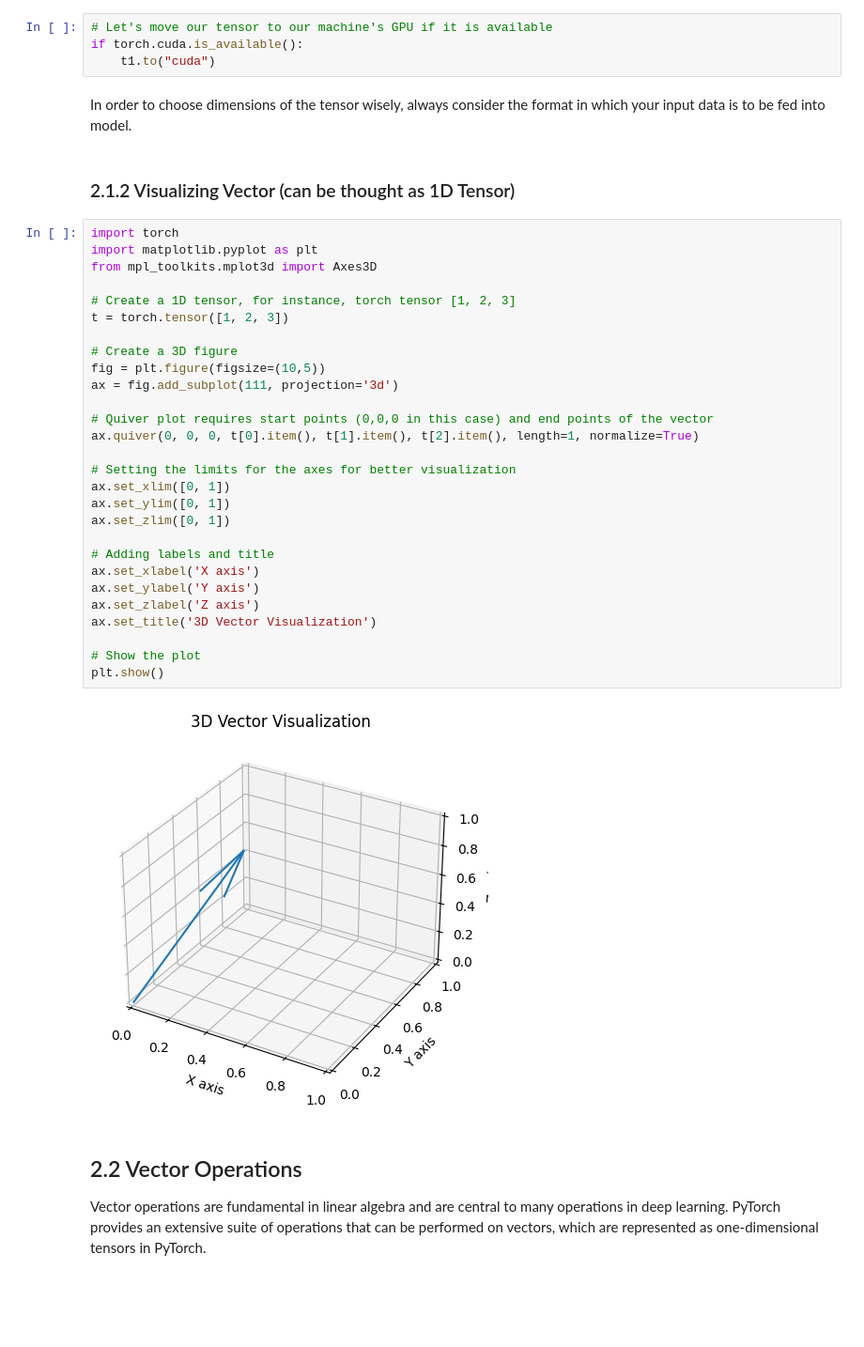
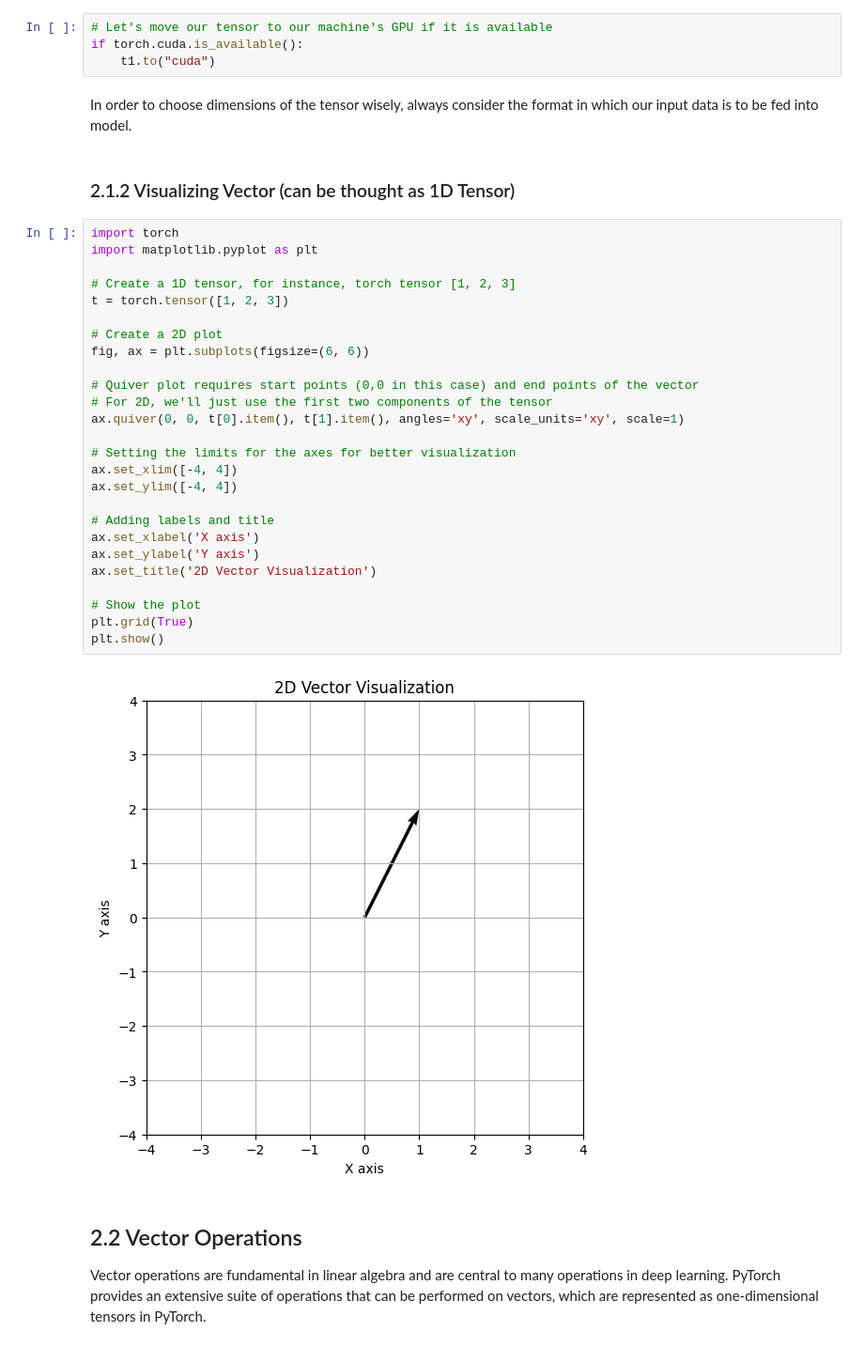
Before and after one commit to vedanshpriyadarshi/pytorch-linear-algebra, a Jupyter notebook: Linear_Algebra_Using_PyTorch_1.ipynb, the cells around one changed output. Shown: that part at 94% size. Saved outputs shown, nothing was run; the diff lists cells and outputs as text; blank space fills up the shorter version.

```diff
--- a/Linear_Algebra_Using_PyTorch_1.ipynb
+++ b/Linear_Algebra_Using_PyTorch_1.ipynb
@@ -287,39 +287,37 @@ Tensors can be moved onto any device using the .to method.
 if torch.cuda.is_available():
     t1.to("cuda")
 # %% [markdown]
-In order to choose dimensions of the tensor wisely, always consider the format in which your input data is to be fed into model.
+In order to choose dimensions of the tensor wisely, always consider the format in which our input data is to be fed into model.
 # %% [markdown]
 ### 2.1.2 Visualizing Vector (can be thought as 1D Tensor)
 # %%
 import torch
 import matplotlib.pyplot as plt
-from mpl_toolkits.mplot3d import Axes3D
 
 # Create a 1D tensor, for instance, torch tensor [1, 2, 3]
 t = torch.tensor([1, 2, 3])
 
-# Create a 3D figure
-fig = plt.figure(figsize=(10,5))
-ax = fig.add_subplot(111, projection='3d')
+# Create a 2D plot
+fig, ax = plt.subplots(figsize=(6, 6))
 
-# Quiver plot requires start points (0,0,0 in this case) and end points of the vector
-ax.quiver(0, 0, 0, t[0].item(), t[1].item(), t[2].item(), length=1, normalize=True)
+# Quiver plot requires start points (0,0 in this case) and end points of the vector
+# For 2D, we'll just use the first two components of the tensor
+ax.quiver(0, 0, t[0].item(), t[1].item(), angles='xy', scale_units='xy', scale=1)
 
 # Setting the limits for the axes for better visualization
-ax.set_xlim([0, 1])
-ax.set_ylim([0, 1])
-ax.set_zlim([0, 1])
+ax.set_xlim([-4, 4])
+ax.set_ylim([-4, 4])
 
 # Adding labels and title
 ax.set_xlabel('X axis')
 ax.set_ylabel('Y axis')
-ax.set_zlabel('Z axis')
-ax.set_title('3D Vector Visualization')
+ax.set_title('2D Vector Visualization')
 
 # Show the plot
+plt.grid(True)
 plt.show()
 # %% [output]
-[figure, old version]
+[figure, new version]
 # %% [markdown]
 ## 2.2 Vector Operations
 Vector operations are fundamental in linear algebra and are central to many operations in deep learning. PyTorch provides an extensive suite of operations that can be performed on vectors, which are represented as one-dimensional tensors in PyTorch.
```
Also changed, not shown: parts of 21 cells of this notebook.
